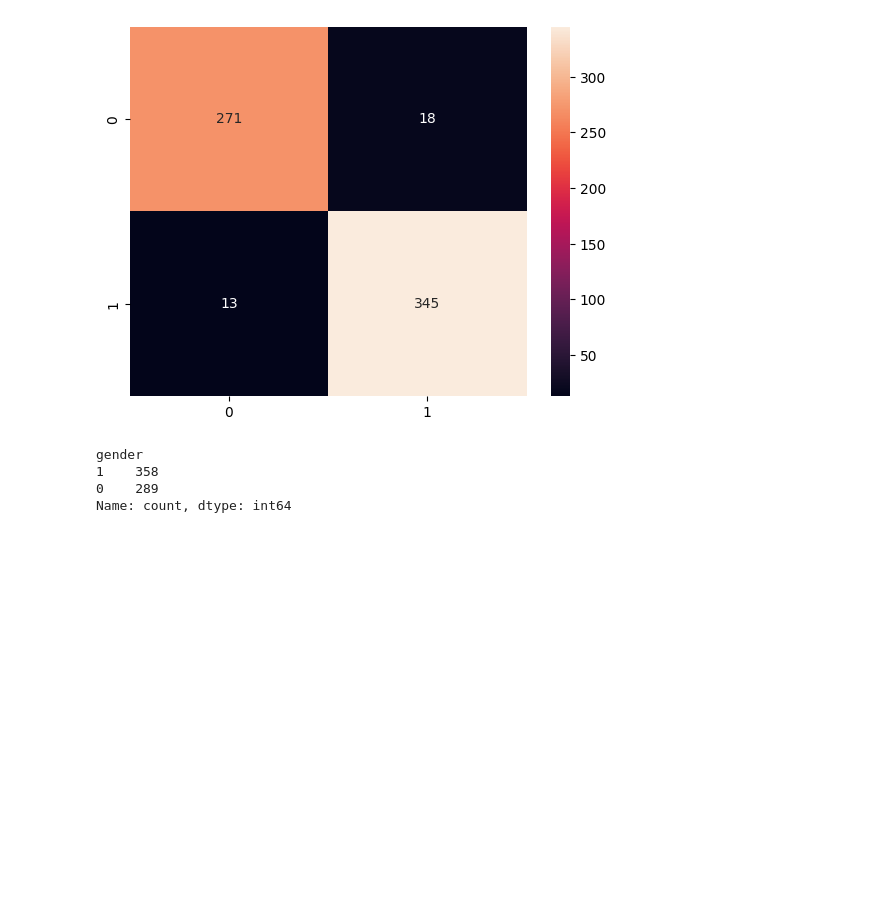
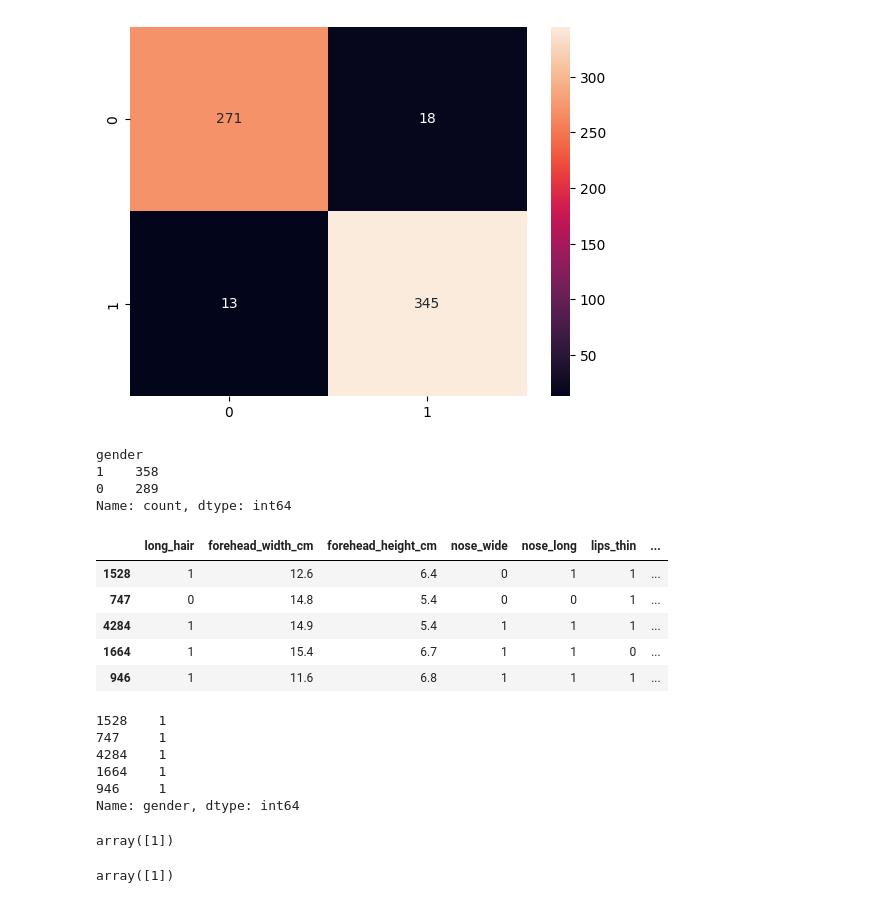
Before and after one commit to ebteshamul/logistic-regression, a Jupyter notebook: model.ipynb, the cells around one changed output. Drawn from its saved outputs; the diff is of its cells as text; code cells hidden in the pictures; blank space fills up the shorter version.

```diff
--- a/model.ipynb
+++ b/model.ipynb
@@ -305,3 +305,29 @@ gender
 1    358
 0    289
 Name: count, dtype: int64
+# %%
+xtest.head()
+# %% [output]
+|  | long_hair | forehead_width_cm | forehead_height_cm | nose_wide | nose_long | lips_thin | ... |
+| 1528 | 1 | 12.6 | 6.4 | 0 | 1 | 1 | ... |
+| 747 | 0 | 14.8 | 5.4 | 0 | 0 | 1 | ... |
+| 4284 | 1 | 14.9 | 5.4 | 1 | 1 | 1 | ... |
+| 1664 | 1 | 15.4 | 6.7 | 1 | 1 | 0 | ... |
+| 946 | 1 | 11.6 | 6.8 | 1 | 1 | 1 | ... |
+# %%
+ytest.head()
+# %% [output]
+1528    1
+747     1
+4284    1
+1664    1
+946     1
+Name: gender, dtype: int64
+# %%
+model.predict([[1,12.6,6.4,0,1,1,1]])
+# %% [output]
+array([1])
+# %%
+model.predict([[1	,11.6	,6.8	,1,1,	1,	0]])
+# %% [output]
+array([1])
```
Also changed, not shown: parts of 8 cells of this notebook.
